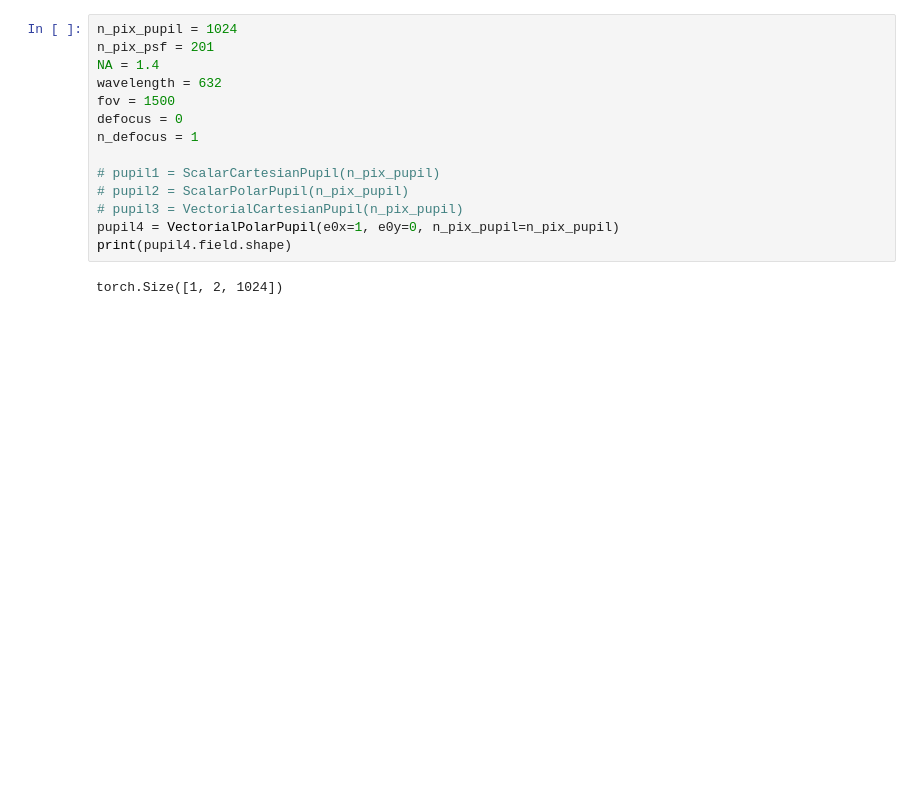
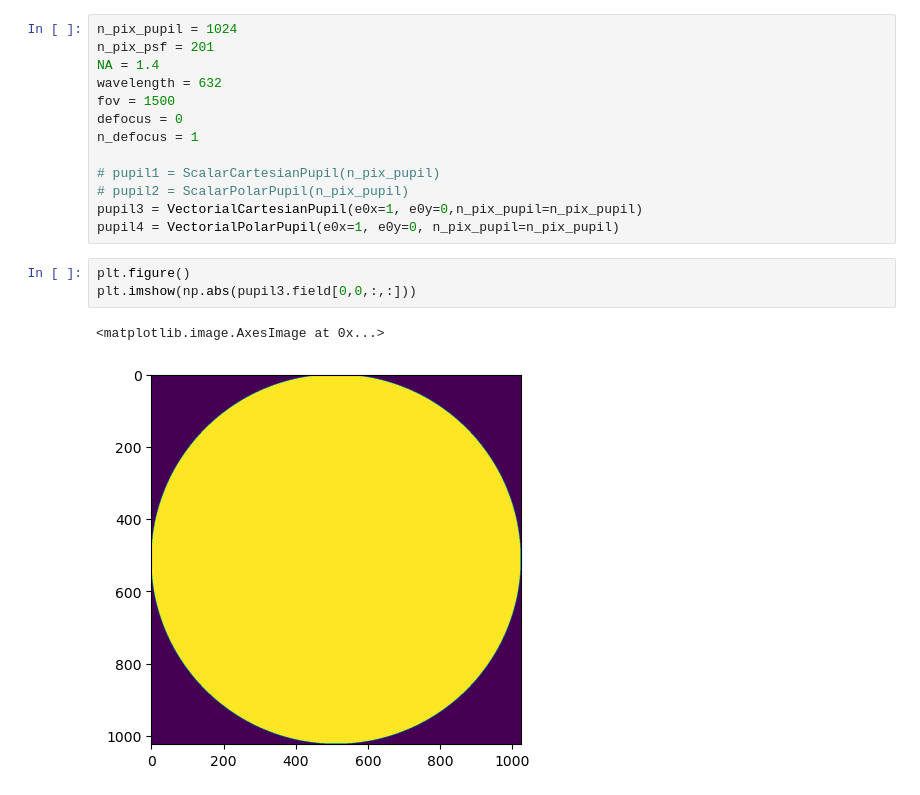
Before and after one commit to Biomedical-Imaging-Group/psf_generator, a Jupyter notebook: demos/240621vectorial_psf_tests.ipynb, the cells around one changed output. Saved outputs shown, nothing was run; the diff lists cells and outputs as text; blank space fills up the shorter version.

```diff
--- a/demos/240621vectorial_psf_tests.ipynb
+++ b/demos/240621vectorial_psf_tests.ipynb
@@ -27,9 +26,12 @@ n_defocus = 1
 
 # pupil1 = ScalarCartesianPupil(n_pix_pupil)
 # pupil2 = ScalarPolarPupil(n_pix_pupil)
-# pupil3 = VectorialCartesianPupil(n_pix_pupil)
+pupil3 = VectorialCartesianPupil(e0x=1, e0y=0,n_pix_pupil=n_pix_pupil)
 pupil4 = VectorialPolarPupil(e0x=1, e0y=0, n_pix_pupil=n_pix_pupil)
-print(pupil4.field.shape)
-# %% [output]
-torch.Size([1, 2, 1024])
+# %%
+plt.figure()
+plt.imshow(np.abs(pupil3.field[0,0,:,:]))
+# %% [output]
+<matplotlib.image.AxesImage at 0x...>
+[figure, added]
 # %%
```
Also changed, not shown: parts of 3 cells of this notebook, 1 other file.
